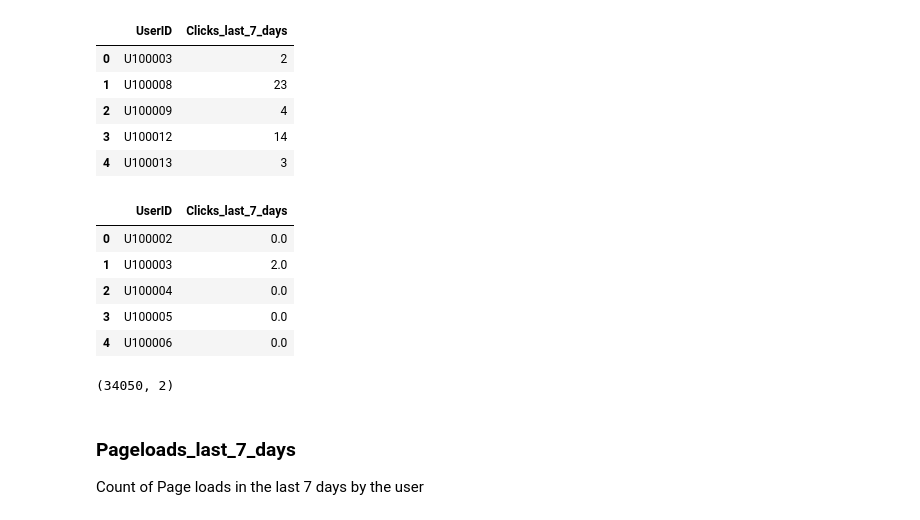
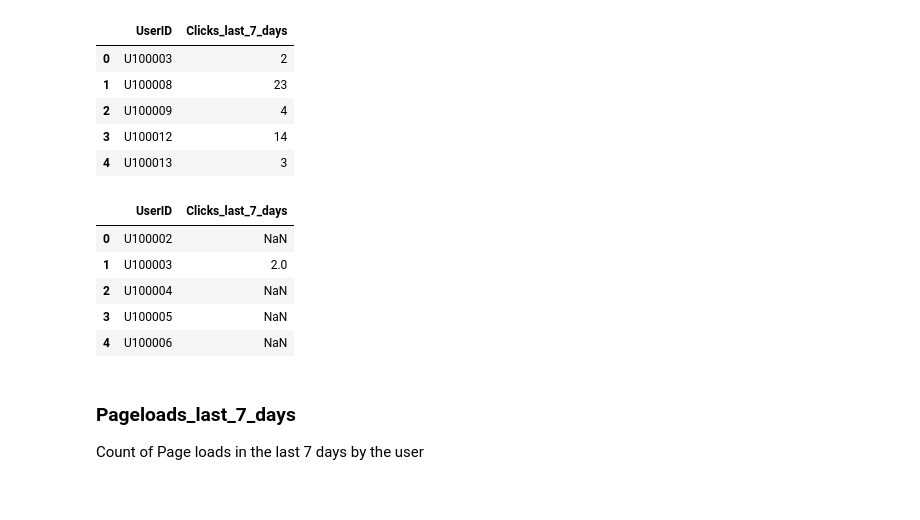
Before and after one commit to Abuton/AnalyticsVidhya-Job-A-Thon, a Jupyter notebook: JobAThonDE/DENotebook.ipynb, the cells around one changed output. Drawn from its saved outputs; the diff is of its cells as text; code cells hidden in the pictures.

```diff
--- a/JobAThonDE/DENotebook.ipynb
+++ b/JobAThonDE/DENotebook.ipynb
@@ -178,21 +178,19 @@ count_last7.head()
 # %%
 my_sub = pd.DataFrame()
 my_sub['UserID'] = sample_df.UserID
 
-my_sub = my_sub.merge(count_last7, on='UserID', how='left').fillna(0)
+my_sub = my_sub.merge(count_last7, on='UserID', how='left')
 
 my_sub.head()
 # %% [output]
 |  | UserID | Clicks_last_7_days |
-| 0 | U100002 | 0.0 |
+| 0 | U100002 | NaN |
 | 1 | U100003 | 2.0 |
-| 2 | U100004 | 0.0 |
-| 3 | U100005 | 0.0 |
-| 4 | U100006 | 0.0 |
+| 2 | U100004 | NaN |
+| 3 | U100005 | NaN |
+| 4 | U100006 | NaN |
 # %%
-my_sub.shape
+my_sub['Clicks_last_7_days'] = my_sub['Clicks_last_7_days'].fillna(my_sub['Clicks_last_7_days'].mean())
-# %% [output]
-(34050, 2)
 # %% [markdown]
 ### Pageloads_last_7_days
 
```
Also changed, not shown: parts of 12 cells of this notebook.
